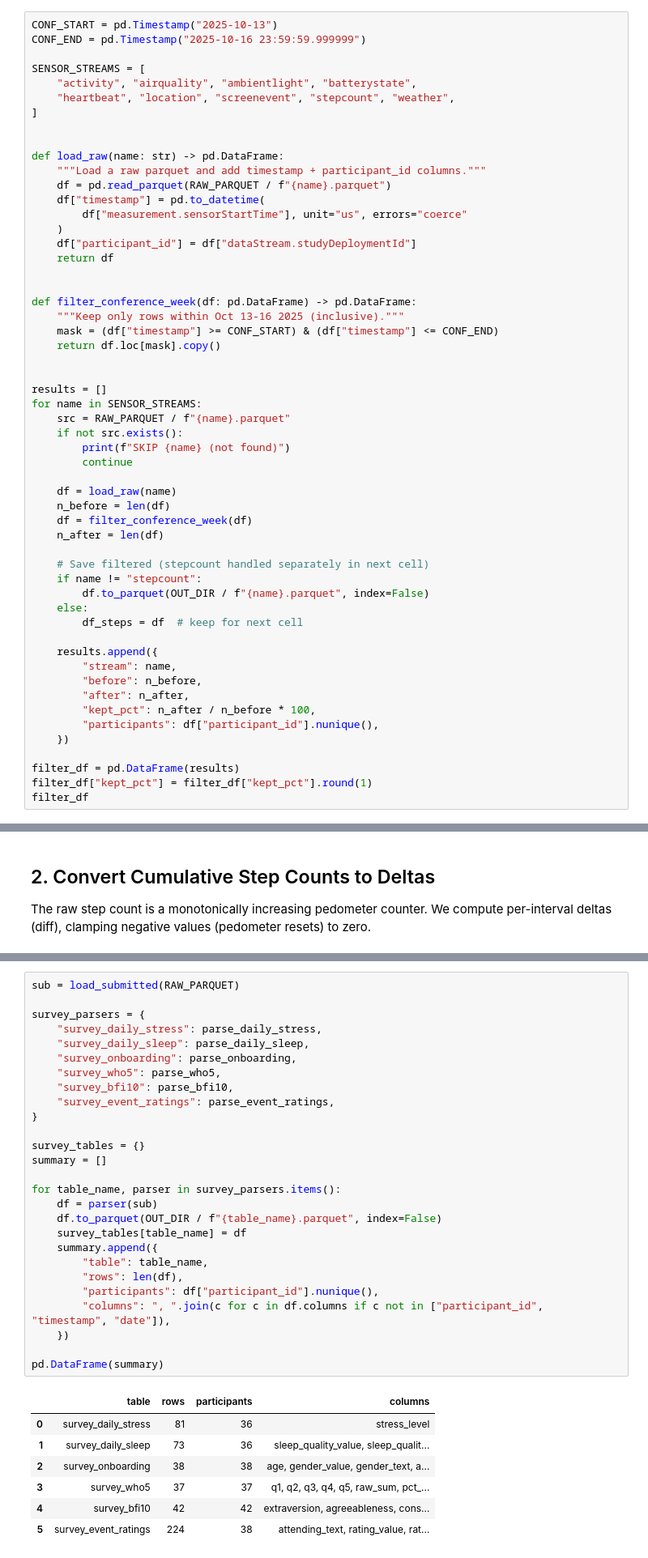
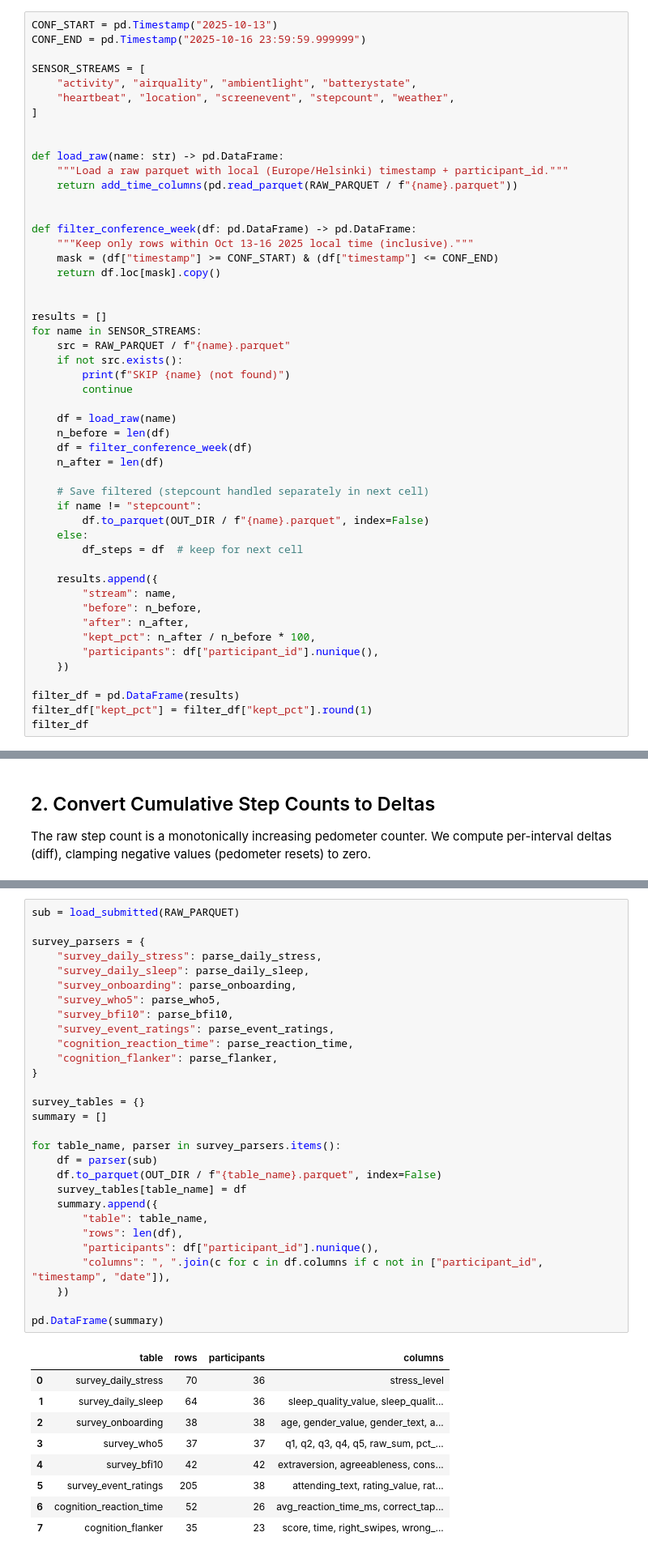
Before and after one commit to dtu-digital-health/UbiLife, a Jupyter notebook: notebooks/02_data_preparation.ipynb, the cells around one changed output, grey strips where cells are left out. Shown at 81% size. Drawn from its saved outputs; the diff is of its cells as text.

```diff
--- a/notebooks/02_data_preparation.ipynb
+++ b/notebooks/02_data_preparation.ipynb
@@ -56,17 +59,12 @@ SENSOR_STREAMS = [
 
 
 def load_raw(name: str) -> pd.DataFrame:
-    """Load a raw parquet and add timestamp + participant_id columns."""
-    df = pd.read_parquet(RAW_PARQUET / f"{name}.parquet")
-    df["timestamp"] = pd.to_datetime(
-        df["measurement.sensorStartTime"], unit="us", errors="coerce"
-    )
-    df["participant_id"] = df["dataStream.studyDeploymentId"]
-    return df
+    """Load a raw parquet with local (Europe/Helsinki) timestamp + participant_id."""
+    return add_time_columns(pd.read_parquet(RAW_PARQUET / f"{name}.parquet"))
 
 
 def filter_conference_week(df: pd.DataFrame) -> pd.DataFrame:
-    """Keep only rows within Oct 13-16 2025 (inclusive)."""
+    """Keep only rows within Oct 13-16 2025 local time (inclusive)."""
     mask = (df["timestamp"] >= CONF_START) & (df["timestamp"] <= CONF_END)
     return df.loc[mask].copy()
 
@@ -162,38 +160,42 @@ Each survey type gets its own clean DataFrame:
 # %%
 sub = load_submitted(RAW_PARQUET)
 
 survey_parsers = {
     "survey_daily_stress": parse_daily_stress,
     "survey_daily_sleep": parse_daily_sleep,
     "survey_onboarding": parse_onboarding,
     "survey_who5": parse_who5,
     "survey_bfi10": parse_bfi10,
     "survey_event_ratings": parse_event_ratings,
+    "cognition_reaction_time": parse_reaction_time,
+    "cognition_flanker": parse_flanker,
 }
 
 survey_tables = {}
 summary = []
 
 for table_name, parser in survey_parsers.items():
     df = parser(sub)
     df.to_parquet(OUT_DIR / f"{table_name}.parquet", index=False)
     survey_tables[table_name] = df
     summary.append({
         "table": table_name,
         "rows": len(df),
         "participants": df["participant_id"].nunique(),
         "columns": ", ".join(c for c in df.columns if c not in ["participant_id", "timestamp", "date"]),
     })
 
 pd.DataFrame(summary)
 # %% [output]
 |  | table | rows | participants | columns |
-| 0 | survey_daily_stress | 81 | 36 | stress_level |
-| 1 | survey_daily_sleep | 73 | 36 | sleep_quality_value, sleep_qualit... |
+| 0 | survey_daily_stress | 70 | 36 | stress_level |
+| 1 | survey_daily_sleep | 64 | 36 | sleep_quality_value, sleep_qualit... |
 | 2 | survey_onboarding | 38 | 38 | age, gender_value, gender_text, a... |
 | 3 | survey_who5 | 37 | 37 | q1, q2, q3, q4, q5, raw_sum, pct_... |
 | 4 | survey_bfi10 | 42 | 42 | extraversion, agreeableness, cons... |
-| 5 | survey_event_ratings | 224 | 38 | attending_text, rating_value, rat... |
+| 5 | survey_event_ratings | 205 | 38 | attending_text, rating_value, rat... |
+| 6 | cognition_reaction_time | 52 | 26 | avg_reaction_time_ms, correct_tap... |
+| 7 | cognition_flanker | 35 | 23 | score, time, right_swipes, wrong_... |
 # %%
 for name, df in survey_tables.items():
     print(f"── {name} ──")
```
Also changed, not shown: parts of 5 cells of this notebook, 36 other files.
